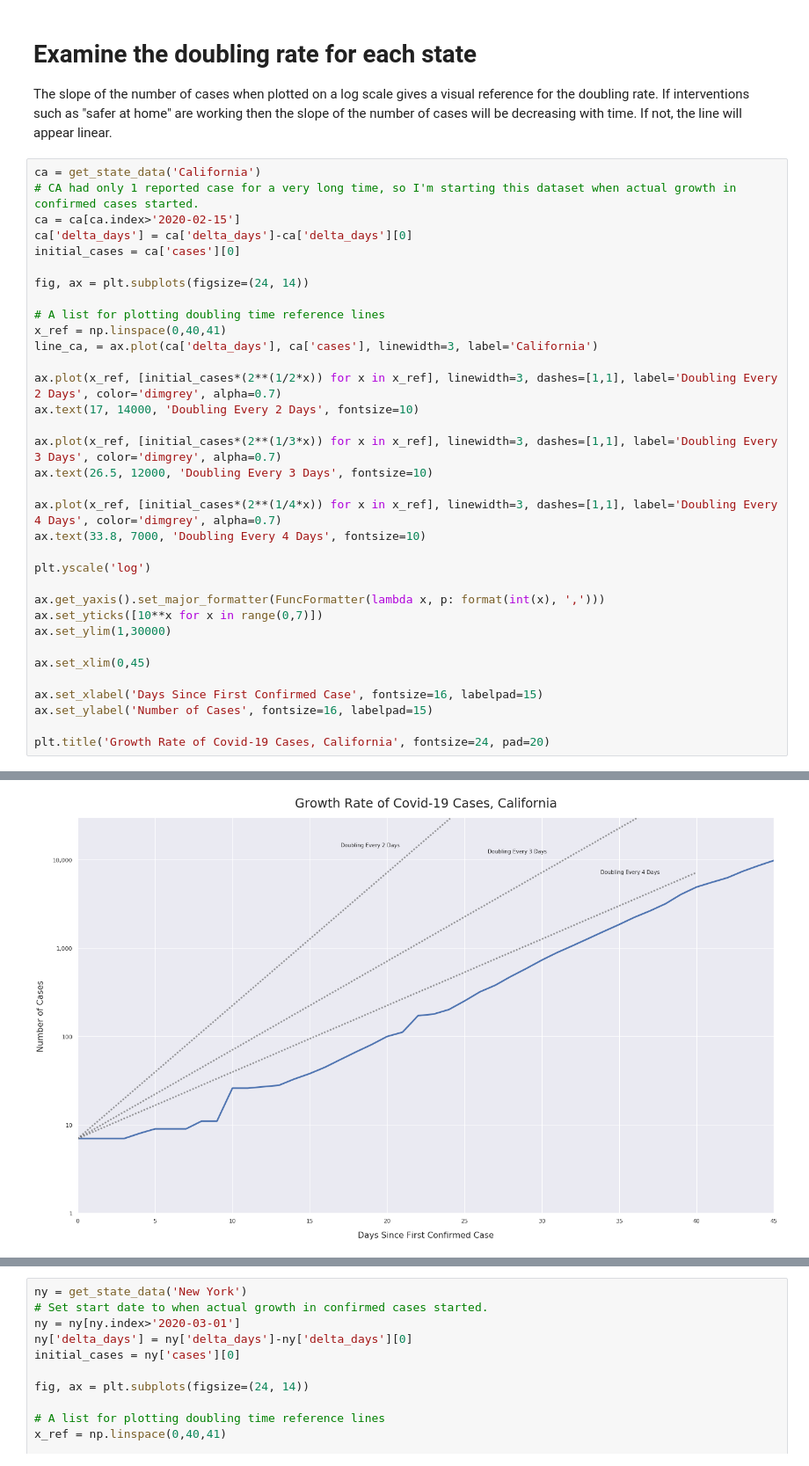
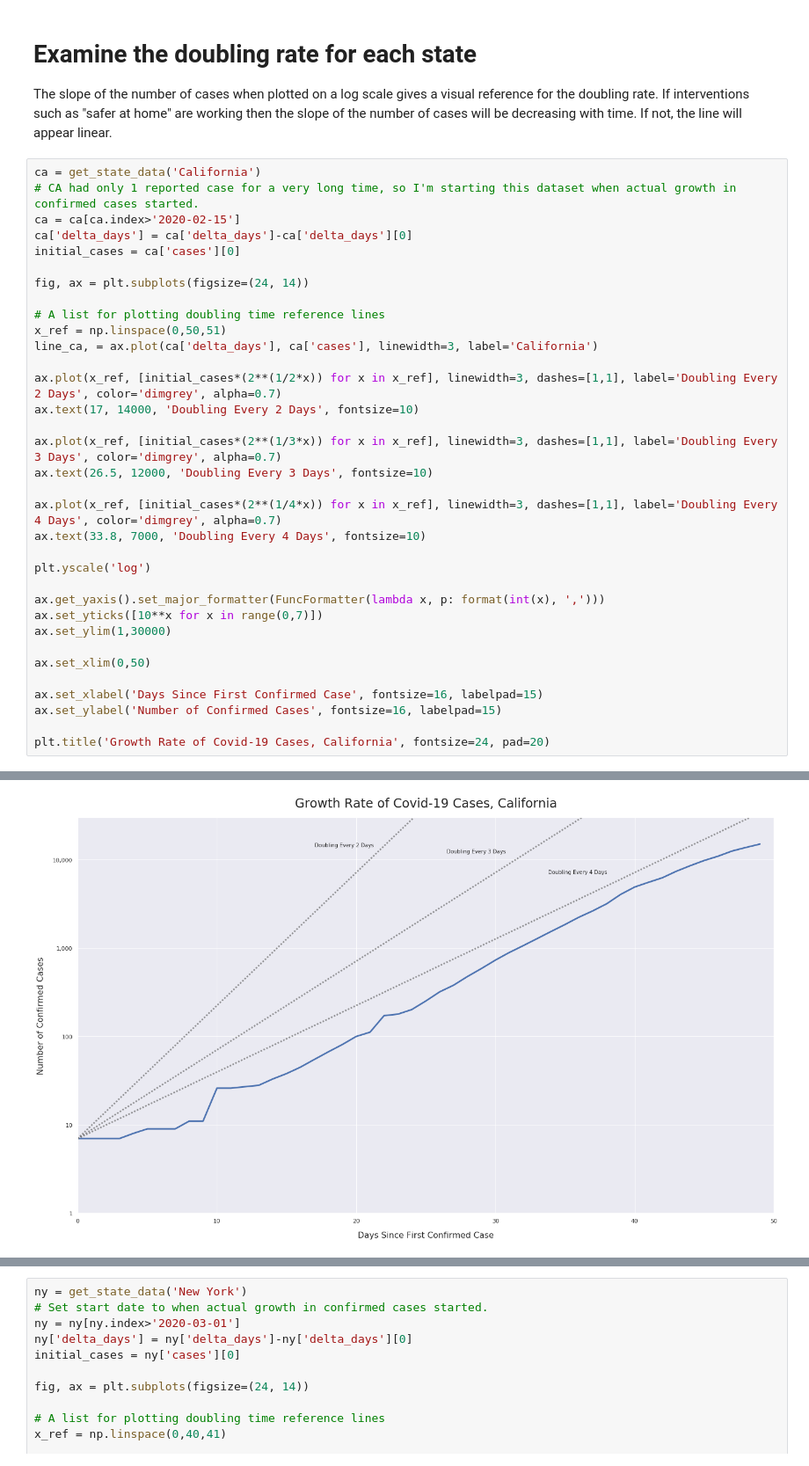
Before and after one commit to jalderman9/covid-19-analysis, a Jupyter notebook: covid-19-analysis.ipynb, the cells around one changed output, grey strips where cells are left out. Shown at 88% size. Drawn from its saved outputs; the diff is of its cells as text.

Commit message:
Updated plots

```diff
--- a/covid-19-analysis.ipynb
+++ b/covid-19-analysis.ipynb
@@ -78,37 +78,37 @@ ca = get_state_data('California')
 ca = ca[ca.index>'2020-02-15']
 ca['delta_days'] = ca['delta_days']-ca['delta_days'][0]
 initial_cases = ca['cases'][0]
 
 fig, ax = plt.subplots(figsize=(24, 14))
 
 # A list for plotting doubling time reference lines
-x_ref = np.linspace(0,40,41)
+x_ref = np.linspace(0,50,51)
 line_ca, = ax.plot(ca['delta_days'], ca['cases'], linewidth=3, label='California')
 
 ax.plot(x_ref, [initial_cases*(2**(1/2*x)) for x in x_ref], linewidth=3, dashes=[1,1], label='Doubling Every 2 Days', color='dimgrey', alpha=0.7)
 ax.text(17, 14000, 'Doubling Every 2 Days', fontsize=10)
 
 ax.plot(x_ref, [initial_cases*(2**(1/3*x)) for x in x_ref], linewidth=3, dashes=[1,1], label='Doubling Every 3 Days', color='dimgrey', alpha=0.7)
 ax.text(26.5, 12000, 'Doubling Every 3 Days', fontsize=10)
 
 ax.plot(x_ref, [initial_cases*(2**(1/4*x)) for x in x_ref], linewidth=3, dashes=[1,1], label='Doubling Every 4 Days', color='dimgrey', alpha=0.7)
 ax.text(33.8, 7000, 'Doubling Every 4 Days', fontsize=10)
 
 plt.yscale('log')
 
 ax.get_yaxis().set_major_formatter(FuncFormatter(lambda x, p: format(int(x), ',')))
 ax.set_yticks([10**x for x in range(0,7)])
 ax.set_ylim(1,30000)
 
-ax.set_xlim(0,45)
+ax.set_xlim(0,50)
 
 ax.set_xlabel('Days Since First Confirmed Case', fontsize=16, labelpad=15)
-ax.set_ylabel('Number of Cases', fontsize=16, labelpad=15)
+ax.set_ylabel('Number of Confirmed Cases', fontsize=16, labelpad=15)
 
 plt.title('Growth Rate of Covid-19 Cases, California', fontsize=24, pad=20)
 # %% [output]
 Text(0.5, 1.0, 'Growth Rate of Covid-19 Cases, California')
-[figure, old version]
+[figure, new version]
 # %%
 ca = get_state_data('California')
 # CA had only 1 reported case for a very long time, so I'm starting this dataset when actual growth in confirmed cases started.
```
Also changed, not shown: parts of 6 cells of this notebook.
